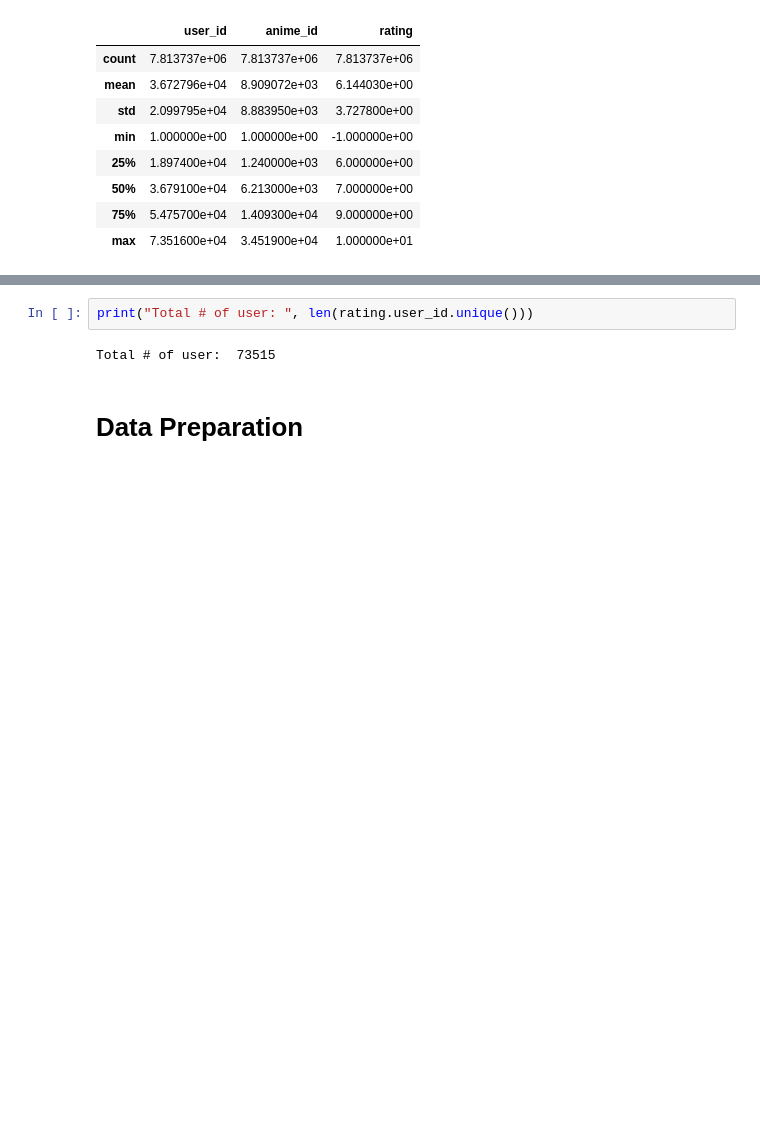
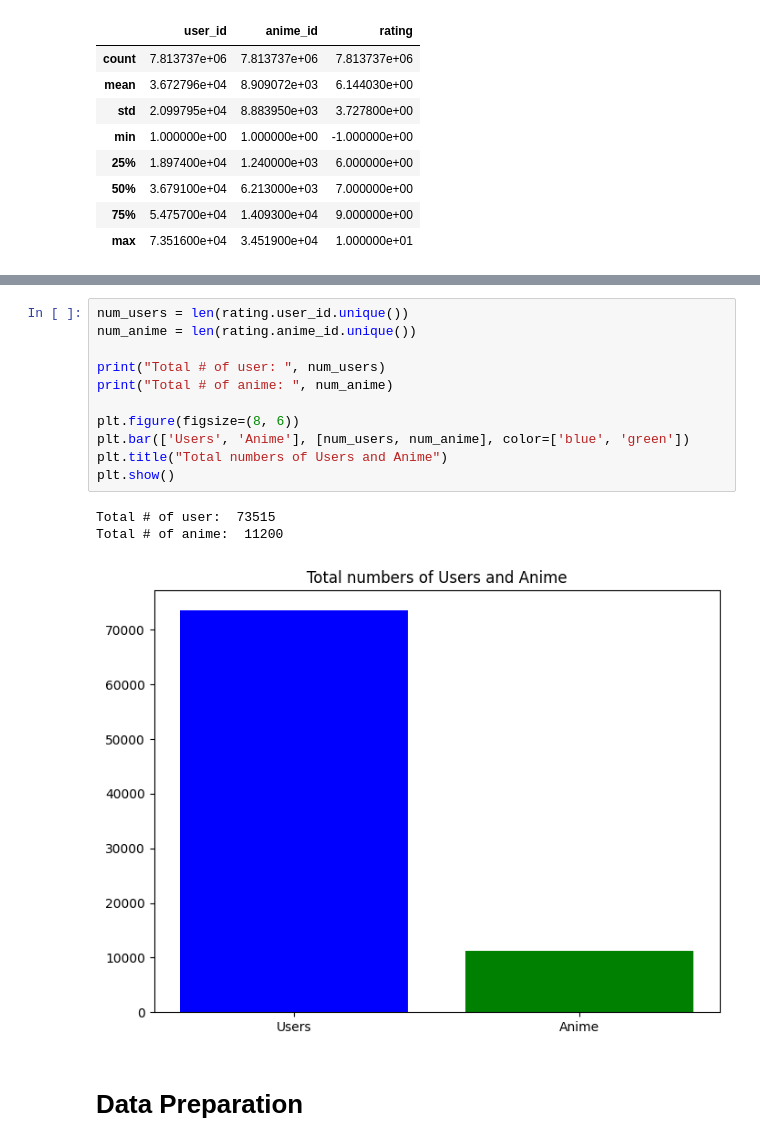
Before and after one commit to AxelSeanCP/Anime-Recommender-System, a Jupyter notebook: anime_recommender_system.ipynb, the cells around one changed output, grey strips where cells are left out. Saved outputs shown, nothing was run; the diff lists cells and outputs as text; blank space fills up the shorter version.

```diff
--- a/anime_recommender_system.ipynb
+++ b/anime_recommender_system.ipynb
@@ -120,8 +123,19 @@ Lowest rating:  0
 Biggest rating:  10
-# %%
-print("Total # of user: ", len(rating.user_id.unique()))
-# %% [output]
-Total # of user:  73515
+# %%
+num_users = len(rating.user_id.unique())
+num_anime = len(rating.anime_id.unique())
+
+print("Total # of user: ", num_users)
+print("Total # of anime: ", num_anime)
+
+plt.figure(figsize=(8, 6))
+plt.bar(['Users', 'Anime'], [num_users, num_anime], color=['blue', 'green'])
+plt.title("Total numbers of Users and Anime")
+plt.show()
+# %% [output]
+Total # of user:  73515
+Total # of anime:  11200
+[figure, added]
 # %% [markdown]
 # Data Preparation
 # %% [markdown]
```
Also changed, not shown: parts of 31 cells of this notebook, 1 other file.
